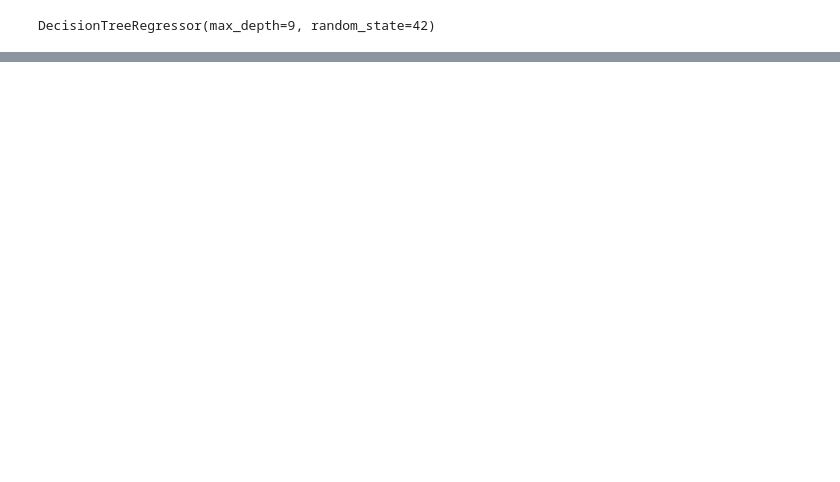
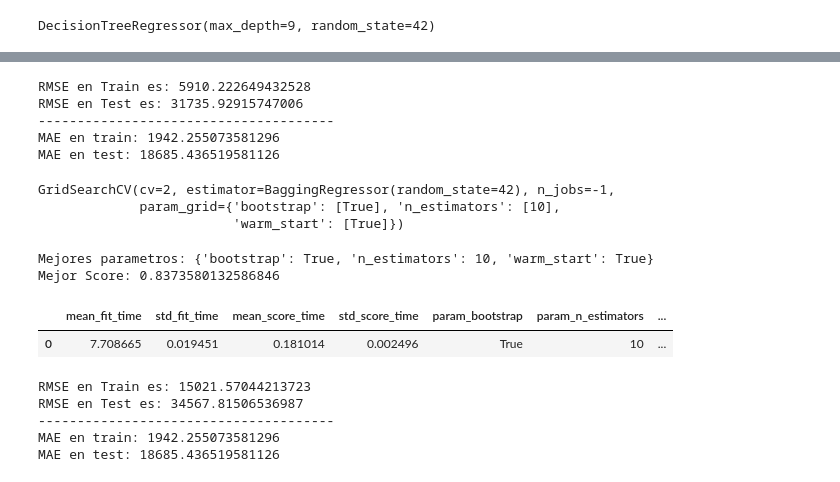
Before and after one commit to leobrandoon/house_price_prediction_v2, a Jupyter notebook: LeonardoGonzalez_Proyecto_02.ipynb, the cells around one changed output, grey strips where cells are left out. Saved outputs shown, nothing was run; the diff lists cells and outputs as text; code cells hidden in the pictures; blank space fills up the shorter version.

```diff
--- a/LeonardoGonzalez_Proyecto_02.ipynb
+++ b/LeonardoGonzalez_Proyecto_02.ipynb
@@ -976,0 +1098,14 @@ De todas manera nuestro modelo mejora luego del preprocesamiento de datos y opti
+# %%
+#definimos el modelo que utilizaremos
+forest = RandomForestRegressor(random_state=42)
+#definimos el diccionario con los paremetros a evaluar.
+params_forest = {
+    "n_estimators":[20],
+    "criterion":["mse"],
+    "max_depth":[None],
+    "max_features":["sqrt"],
+    "bootstrap":[False]
+}
+# %%
+model_RF = GridSearchCV(forest,param_grid=params_forest, cv=2,n_jobs=-1)
+model_RF.fit(X_train,y_train)
@@ -976,0 +1132,47 @@ De todas manera nuestro modelo mejora luego del preprocesamiento de datos y opti
+# %%
+y_train_pred_RF = model_RF.predict(X_train)
+y_test_pred_RF = model_RF.predict(X_test)
+
+rmse_train_RF = np.sqrt(mean_squared_error(y_train, y_train_pred_RF))
+rmse_test_RF = np.sqrt(mean_squared_error(y_test, y_test_pred_RF))
+
+MAE_train_rdf = metrics.mean_absolute_error(y_train, y_train_pred_RF)
+MAE_test_rdf = metrics.mean_absolute_error(y_test, y_test_pred_RF)
+
+
+print("RMSE en Train es:",rmse_train_RF)
+print("RMSE en Test es:",rmse_test_RF)
+print('--------------------------------------')
+print("MAE en train:", MAE_train_rdf)
+print("MAE en test:", MAE_test_rdf)
+# %% [output]
+RMSE en Train es: 5910.222649432528
+RMSE en Test es: 31735.92915747006
+--------------------------------------
+MAE en train: 1942.255073581296
+MAE en test: 18685.436519581126
+# %%
+bagging = BaggingRegressor(random_state=42)
+params_bagging={
+    "n_estimators":[10],
+    "bootstrap":[True],
+    "warm_start":[True],
+}
+# %%
+model_bagging = GridSearchCV(bagging,param_grid=params_bagging, cv=2,n_jobs=-1)
+model_bagging.fit(X_train,y_train)
+# %% [output]
+GridSearchCV(cv=2, estimator=BaggingRegressor(random_state=42), n_jobs=-1,
+             param_grid={'bootstrap': [True], 'n_estimators': [10],
+                         'warm_start': [True]})
+# %%
+print("Mejores parametros: "+str(model_bagging.best_params_))
+print("Mejor Score: "+str(model_bagging.best_score_)+'\n')
+
+scores = pd.DataFrame(model_bagging.cv_results_)
+scores.sort_values(by="rank_test_score")
+# %% [output]
+Mejores parametros: {'bootstrap': True, 'n_estimators': 10, 'warm_start': True}
+Mejor Score: 0.8373580132586846
+|  | mean_fit_time | std_fit_time | mean_score_time | std_score_time | param_bootstrap | param_n_estimators | ... |
+| 0 | 7.708665 | 0.019451 | 0.181014 | 0.002496 | True | 10 | ... |
@@ -976,0 +1181,19 @@ De todas manera nuestro modelo mejora luego del preprocesamiento de datos y opti
+# %%
+y_train_pred_bagging = model_bagging.predict(X_train)
+y_test_pred_bagging = model_bagging.predict(X_test)
+
+rmse_train_bagging = np.sqrt(mean_squared_error(y_train, y_train_pred_bagging))
+rmse_test_bagging = np.sqrt(mean_squared_error(y_test, y_test_pred_bagging))
+MAE_train_rdf = metrics.mean_absolute_error(y_train, y_train_pred_RF)
+MAE_test_rdf = metrics.mean_absolute_error(y_test, y_test_pred_RF)
+print("RMSE en Train es:",rmse_train_bagging)
+print("RMSE en Test es:",rmse_test_bagging)
+print('--------------------------------------')
+print("MAE en train:", MAE_train_rdf)
+print("MAE en test:", MAE_test_rdf)
+# %% [output]
+RMSE en Train es: 15021.57044213723
+RMSE en Test es: 34567.81506536987
+--------------------------------------
+MAE en train: 1942.255073581296
+MAE en test: 18685.436519581126
```
Also changed, not shown: parts of 99 cells of this notebook.
